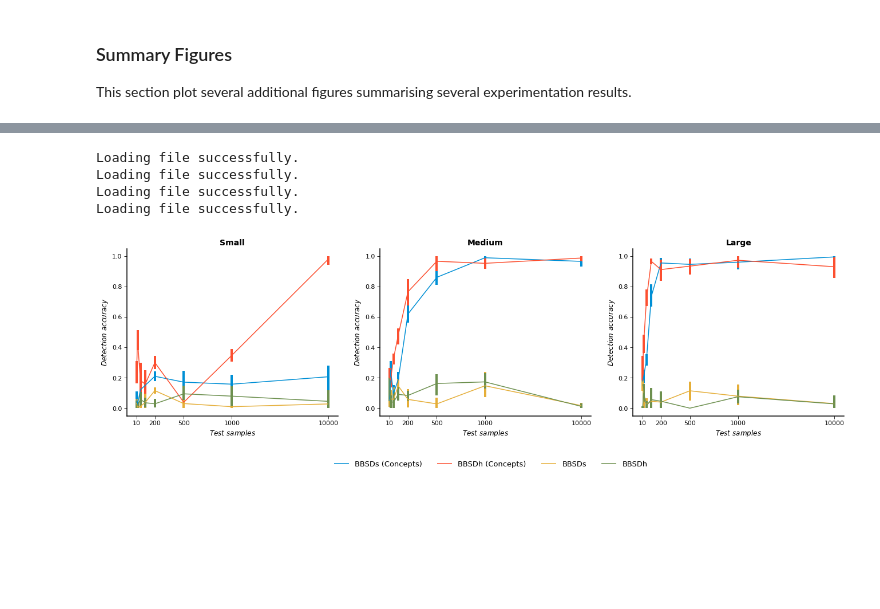
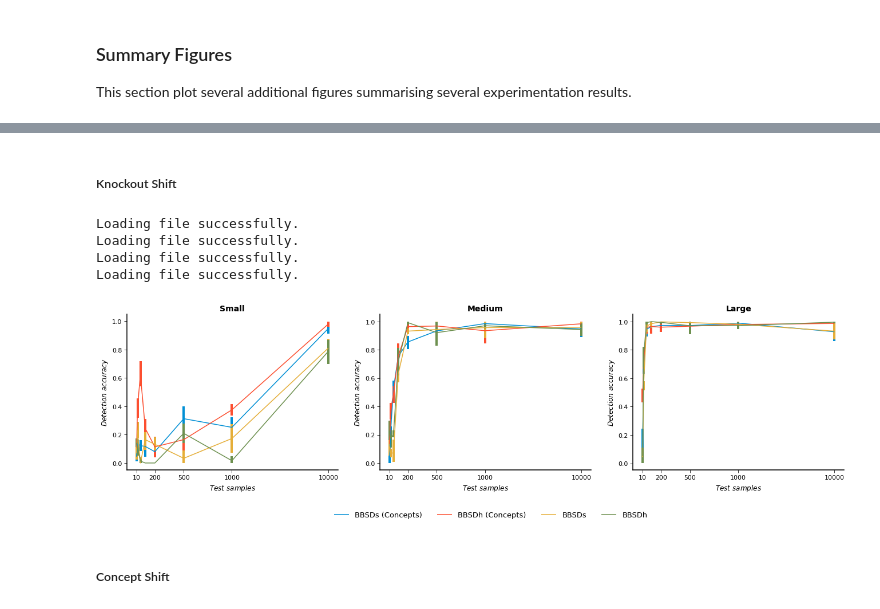
Before and after one commit to maleakhiw/explaining-dataset-shifts, a Jupyter notebook: notebooks/Label_Classifier_Results.ipynb, the cells around one changed output, grey strips where cells are left out. Drawn from its saved outputs; the diff is of its cells as text; code cells hidden in the pictures; blank space fills up the shorter version.

Commit message:
modify result report template jupyter notebook

```diff
--- a/notebooks/Label_Classifier_Results.ipynb
+++ b/notebooks/Label_Classifier_Results.ipynb
@@ -474,5 +477,7 @@ This section plot several additional figures summarising several experimentation
+# %% [markdown]
+##### Knockout Shift
 # %%
-shift_type = "concept_scale"
+shift_type = "ko"
 dict_result_1 = load_dict_result(shift_type, "BBSDs_concepts")
 dict_result_2 = load_dict_result(shift_type, "BBSDh_concepts")
 dict_result_3 = load_dict_result(shift_type, "BBSDs")
@@ -486,7 +491,9 @@ Loading file successfully.
 Loading file successfully.
 Loading file successfully.
 # %%
-    plot_accuracy_vs_samples(list_dict_result, list_labels, list_is_concepts,
-                             shift_prop=1.0)
+# Plot the figures
+plot_accuracy_vs_samples(list_dict_result, list_labels, list_is_concepts, shift_prop=1.0)
 # %% [output]
-[figure, old version]
+[figure, new version]
+# %% [markdown]
+##### Concept Shift
```
Also changed, not shown: parts of 5 cells of this notebook.
